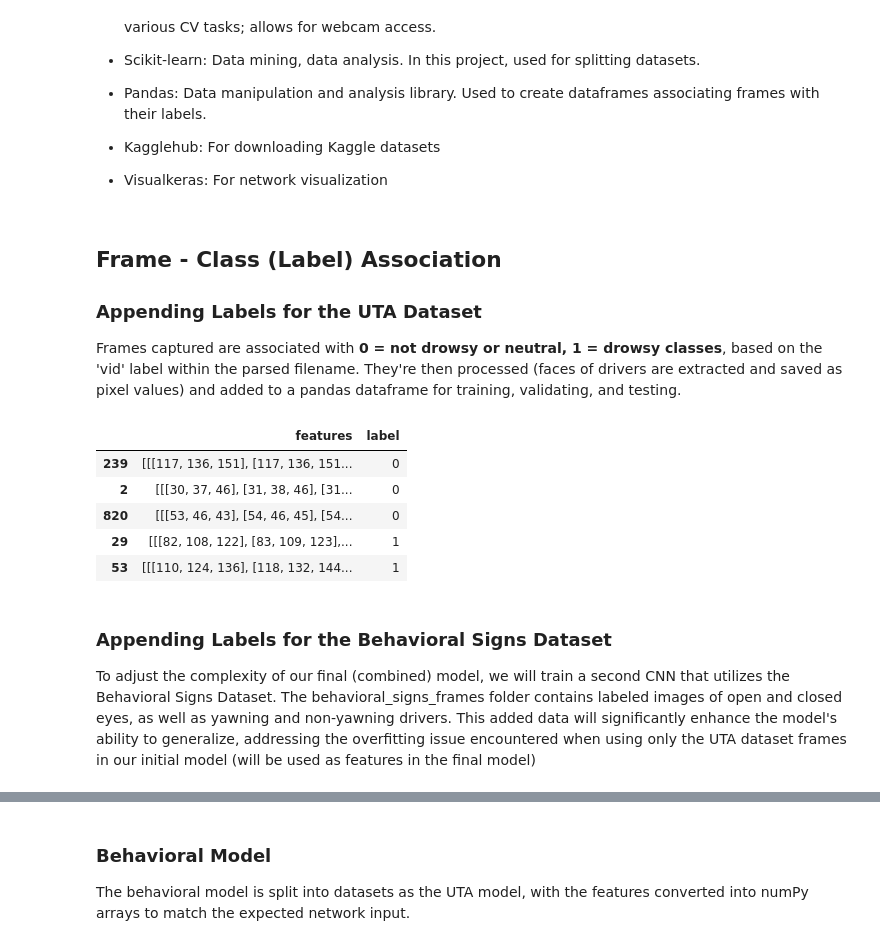
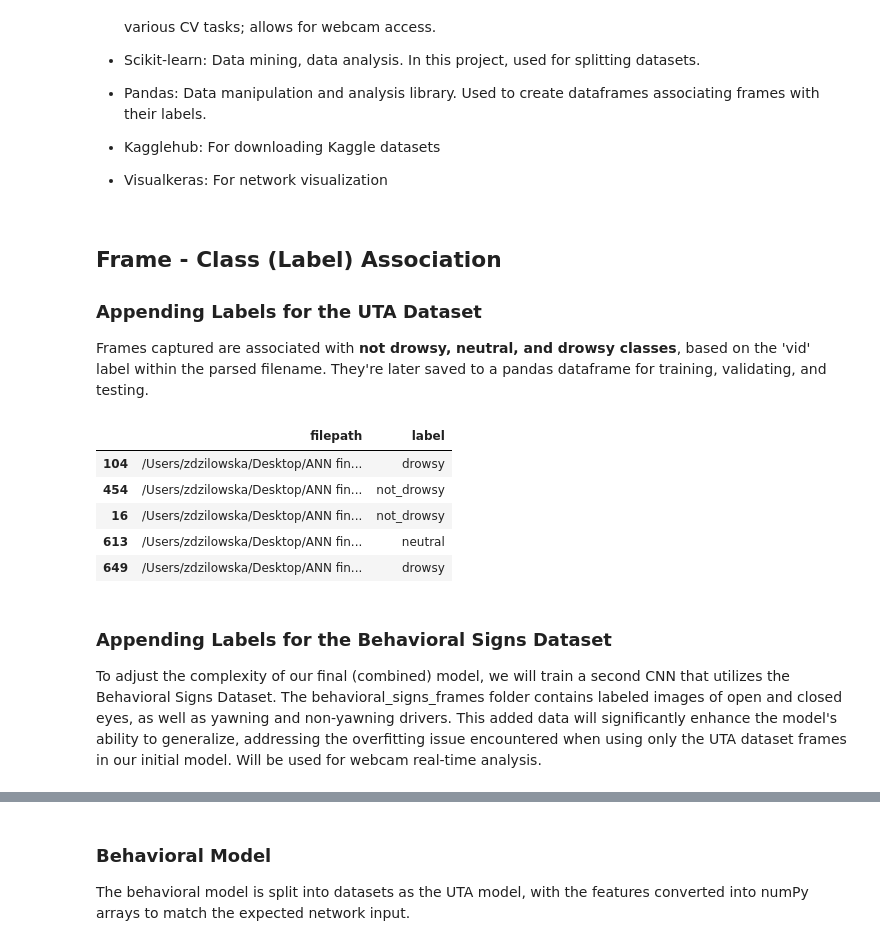
Before and after one commit to jzdzilowska/driver_drowsiness, a Jupyter notebook: drowsy-driver-classification-model.ipynb, the cells around one changed output, grey strips where cells are left out. Saved outputs shown, nothing was run; the diff lists cells and outputs as text; code cells hidden in the pictures.

```diff
--- a/drowsy-driver-classification-model.ipynb
+++ b/drowsy-driver-classification-model.ipynb
@@ -59,61 +62,48 @@ vgg16_model = VGG16(weights='imagenet', include_top=False, input_shape=(IMG_SIZE
 # %% [markdown]
 ## Frame - Class (Label) Association
 ### Appending Labels for the UTA Dataset
-Frames captured are associated with **0 = not drowsy or neutral, 1 = drowsy classes**, based on the 'vid' label within the parsed filename. They're then processed (faces of drivers are extracted and saved as pixel values) and added to a pandas dataframe for training, validating, and testing.
+Frames captured are associated with **not drowsy, neutral, and drowsy classes**, based on the 'vid' label within the parsed filename. They're later saved to a pandas dataframe for training, validating, and testing.
 # %%
 def parse_filename(filename):
     parts = filename.split('_')
     for i, part in enumerate(parts):
         if part.lower() == 'vid':
             label = int(parts[i + 1])
-            if label == 0 or label == 5:
-                return 0
+            if label == 0:
+                return 'not_drowsy'
+            elif label == 5:
+                return 'neutral'
             elif label == 10:
-                return 1
+                return 'drowsy'
             else:
                 return None
     return None
 # %%
-# Function to process the images, detect faces, crop, and use VGG16 for feature extraction.
-# Returns the extracted features and labels.
-def extract_features_uta(image_dir, face_cascade, vgg16_model):
+# Function to process the images.
+def create_dataframe(image_dir):
     data = []
-    labels = []
-    # Iterating through the image directories
     for root, dirs, files in os.walk(image_dir):
         for file in files:
             if file.endswith('.jpg'):
-                img_path = os.path.join(root, file)
+                label = parse_filename(file)
+                if label:
+                    data.append((os.path.join(root, file), label))
+    return pd.DataFrame(data, columns=['filepath', 'label'])
 
-                img = cv2.imread(img_path)
-                gray = cv2.cvtColor(img, cv2.COLOR_BGR2GRAY)
-
-                # Detecting faces
-                faces = face_cascade.detectMultiScale(gray, 1.3, 5)
-
-                # Processing each detected face
-                for (x, y, w, h) in faces:
-                    face = img[y:y+h, x:x+w]  # Cropping the face
-                    # Resizing the face to the input size expected by VGG16
-                    resized_face = cv2.resize(face, (IMG_SIZE, IMG_SIZE))
-                    label = parse_filename(file)
-                    data.append([resized_face, label])
-    return pd.DataFrame(data, columns=['features', 'label'])
-
-df_drowsiness = extract_features_uta(uta_dir, face_cascade, vgg16_model)
+df_drowsiness = create_dataframe(working_dir)
 
 # Sanity check
 df_drowsiness.sample(5)
 # %% [output]
-|  | features | label |
-| 239 | [[[117, 136, 151], [117, 136, 151... | 0 |
-| 2 | [[[30, 37, 46], [31, 38, 46], [31... | 0 |
-| 820 | [[[53, 46, 43], [54, 46, 45], [54... | 0 |
-| 29 | [[[82, 108, 122], [83, 109, 123],... | 1 |
-| 53 | [[[110, 124, 136], [118, 132, 144... | 1 |
+|  | filepath | label |
+| 104 | /Users/zdzilowska/Desktop/ANN fin... | drowsy |
+| 454 | /Users/zdzilowska/Desktop/ANN fin... | not_drowsy |
+| 16 | /Users/zdzilowska/Desktop/ANN fin... | not_drowsy |
+| 613 | /Users/zdzilowska/Desktop/ANN fin... | neutral |
+| 649 | /Users/zdzilowska/Desktop/ANN fin... | drowsy |
 # %% [markdown]
 ### Appending Labels for the Behavioral Signs Dataset
-To adjust the complexity of our final (combined) model, we will train a second CNN that utilizes the Behavioral Signs Dataset. The behavioral_signs_frames folder contains labeled images of open and closed eyes, as well as yawning and non-yawning drivers. This added data will significantly enhance the model's ability to generalize, addressing the overfitting issue encountered when using only the UTA dataset frames in our initial model (will be used as features in the final model)
+To adjust the complexity of our final (combined) model, we will train a second CNN that utilizes the Behavioral Signs Dataset. The behavioral_signs_frames folder contains labeled images of open and closed eyes, as well as yawning and non-yawning drivers. This added data will significantly enhance the model's ability to generalize, addressing the overfitting issue encountered when using only the UTA dataset frames in our initial model. Will be used for webcam real-time analysis.
 # %%
 label_map = {'closed': 0, 'open': 1, 'no_yawn': 2, 'yawn': 3}
 
```
Also changed, not shown: parts of 22 cells of this notebook.
